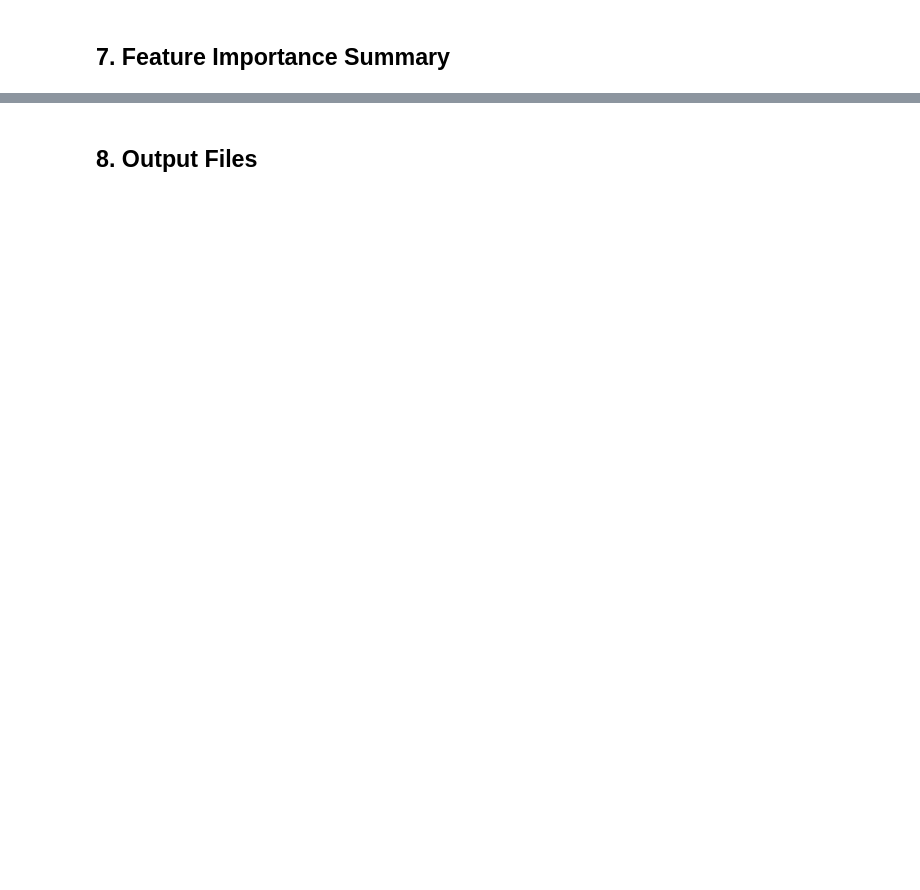
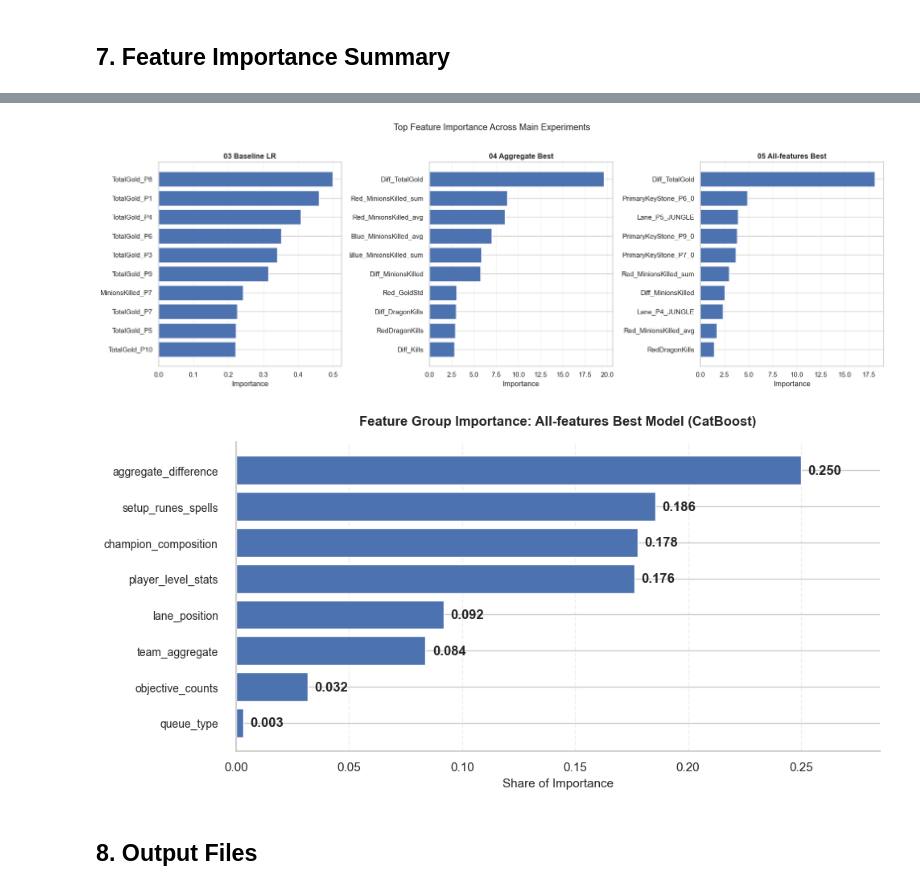
Before and after one commit to Kiatisakk/Predicting-League-of-Legends-Match-Outcomes-Using-10-Minute-Data, a Jupyter notebook: 06_result_summary.ipynb, the cells around one changed output, grey strips where cells are left out. Drawn from its saved outputs; the diff is of its cells as text; code cells hidden in the pictures; blank space fills up the shorter version.

```diff
--- a/06_result_summary.ipynb
+++ b/06_result_summary.ipynb
@@ -282,35 +362,46 @@ display(feature_importance_summary[["Experiment", "model", "feature", "importanc
 # %%
 plot_sets = [
     ("03 Baseline LR", baseline_top, "feature"),
     ("04 Aggregate Best", agg_best_top, "feature"),
     ("05 All-features Best", all_best_top, "feature"),
 ]
 
 fig, axes = plt.subplots(1, 3, figsize=(18, 6))
 for ax, (title, data, feature_col) in zip(axes, plot_sets):
     plot_data = data.sort_values("importance", ascending=True).tail(10)
     ax.barh(plot_data[feature_col], plot_data["importance"])
     ax.set_title(title)
     ax.set_xlabel("Importance")
     ax.grid(axis="x", alpha=0.25)
 
 fig.suptitle("Top Feature Importance Across Main Experiments", y=1.02)
 fig.tight_layout()
 fig.savefig(SUMMARY_DIR / "feature_importance_side_by_side.png", dpi=160, bbox_inches="tight")
 plt.show()
 
 group_best = all_group_importance[all_group_importance["model"] == all_best_model].copy()
 group_best = group_best.sort_values("importance", ascending=True)
 
 fig, ax = plt.subplots(figsize=(10, 5))
-bars = ax.barh(group_best["feature_group"], group_best["share"], edgecolor="white")
-ax.bar_label(bars, fmt="%.3f", padding=3)
-ax.set_xlabel("Share of Importance")
-ax.set_title(f"Feature Group Importance: All-features Best Model ({all_best_model})")
-ax.grid(axis="x", alpha=0.25)
-fig.tight_layout()
-fig.savefig(SUMMARY_DIR / "all_features_group_importance_summary.png", dpi=160)
+
+bars = ax.barh(group_best["feature_group"], group_best["share"], edgecolor='white')
+ax.bar_label(bars, fmt="%.3f", padding=6, fontweight='bold')
+
+ax.set_xlim(0, group_best["share"].max() + 0.035)
+ax.set_xlabel("Share of Importance", fontsize=11)
+ax.set_title(f"Feature Group Importance: All-features Best Model ({all_best_model})", fontweight='bold', pad=15)
+
+ax.grid(axis="x", alpha=0.3, linestyle='--')
+ax.tick_params(axis='y', labelsize=10, pad=10)
+
+for spine in ['top', 'right']:
+    ax.spines[spine].set_visible(False)
+
+plt.tight_layout()
 plt.show()
+# %% [output]
+[figure, added]
+[figure, added]
 # %% [markdown]
 ## 8. Output Files
 # %%
```
Also changed, not shown: parts of 9 cells of this notebook, 1 other file.
